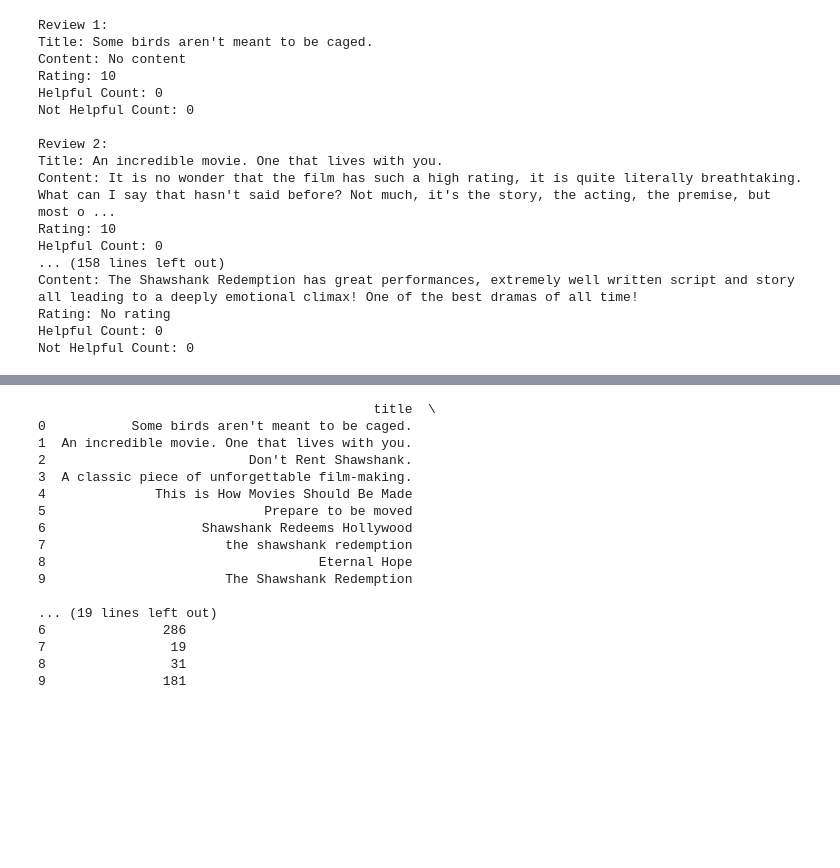
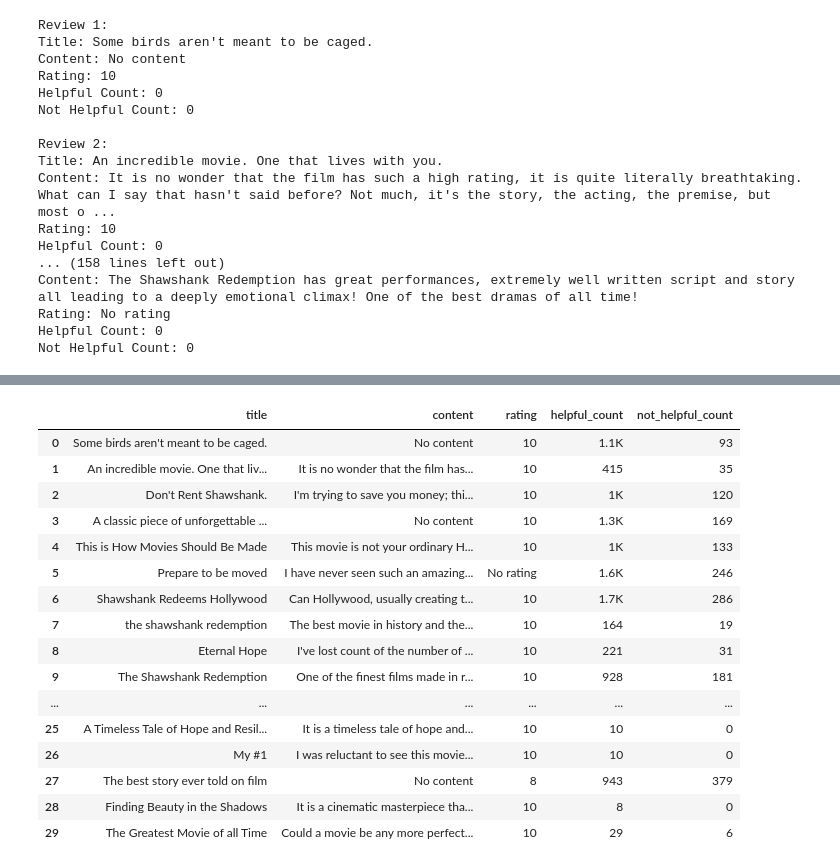
Before and after one commit to Perovsky56/NLP, a Jupyter notebook: NLP.ipynb, the cells around one changed output, grey strips where cells are left out. Cells and saved outputs as stored; diff of their text form; code cells hidden in the pictures; blank space fills up the shorter version.

Commit message:
fixed code
fixed code for changing classs names, deleted useless code

```diff
--- a/NLP.ipynb
+++ b/NLP.ipynb
@@ -40,7 +40,9 @@ def get_imdb_reviews(movie_id):
             break
 
         soup = BeautifulSoup(response.content, 'html.parser')
-        review_elements = soup.find_all('article', class_='sc-7d2e5b85-1 cvfQlw user-review-item')
+        section = soup.find('section', class_='ipc-page-section--sp-pageMargin')
+        review_elements = section.find_all('article', class_='user-review-item')
+
 
         for review in review_elements:
             title_tag = review.find('div', class_='ipc-title')
@@ -70,7 +72,6 @@ def get_imdb_reviews(movie_id):
 
     return reviews
 
-# Przykład użycia
 movie_id = 'tt0111161'  # ID filmu "The Shawshank Redemption"
 reviews = get_imdb_reviews(movie_id)
 for i, review in enumerate(reviews, 1):
@@ -112,37 +113,35 @@ def get_imdb_reviews(movie_id):
     }
     reviews = []
 
-    # Use Selenium to click the "All" button
     PATH = os.path.join(os.getcwd(), "chromedriver-win64", "chromedriver.exe")
     #PATH = r"C:\chromedriver-win64\chromedriver.exe"
 
     service = Service(PATH)
     options = webdriver.ChromeOptions()
-    options.add_argument("--start-maximized")  # Run in headless mode
+    options.add_argument("--start-maximized")
     driver = webdriver.Chrome(service=service, options=options)
     driver.get(base_url)
-    driver.implicitly_wait(5)  # Wait for the page to load
+    driver.implicitly_wait(5)
     element = driver.find_element("xpath", "//button[contains(@class, 'ipc-see-more__button')]//span//span[contains(., 'All')]/..")
     actions = ActionChains(driver)
     actions.move_to_element(element).perform()
 
-    # Click the "All" button to load all reviews
     try:
-        load_more_button = driver.find_element(By.CLASS_NAME, "ipc-btn")
         load_more_button1 = driver.find_element(By.XPATH, "//button[contains(@class, 'dRCGjd')]")
         load_more_button1.click()
         time.sleep(3)
         load_more_button = driver.find_element(By.XPATH, "//button[contains(@class, 'ipc-see-more__button')]//span//span[contains(., 'All')]/..")
         load_more_button.click()
-        time.sleep(120)  # Wait for the reviews to load
+        time.sleep(120)
     except Exception as e:
         print(f"Error clicking 'All' button: {e}")
 
-    # Get the page content after clicking the "All" button
     soup = BeautifulSoup(driver.page_source, 'html.parser')
     driver.quit()
 
-    review_elements = soup.find_all('article', class_='sc-7d2e5b85-1 cvfQlw user-review-item')
+    section = soup.find('section', class_='ipc-page-section--sp-pageMargin')
+    review_elements = section.find_all('article', class_='user-review-item')
+
 
     for review in review_elements:
         title_tag = review.find('div', class_='ipc-title')
@@ -167,7 +166,6 @@ def get_imdb_reviews(movie_id):
 
     return reviews
 
-# Example usage
 movie_id = 'tt0111161'  # ID for "The Shawshank Redemption"
 reviewsALL = get_imdb_reviews(movie_id)
 for i, review in enumerate(reviewsALL, 1):
@@ -180,36 +196,36 @@ for i, review in enumerate(reviewsALL, 1):
 # %%
 data = []
 for review in reviewsALL:
     data.append({
         "title": review["title"],
         "content": review["content"],
         "rating": review["rating"],
         "helpful_count": review["helpful_count"],
         "not_helpful_count": review["not_helpful_count"]
     })
 
-# Konwersja listy na DataFrame
+
 df = pd.DataFrame(data)
 
-# Podgląd DataFrame
-print(df.head(10))
+df.head(30)
+#display(df)
 # %% [output]
-                                           title  \
-0           Some birds aren't meant to be caged.
-1  An incredible movie. One that lives with you.
-2                          Don't Rent Shawshank.
-3  A classic piece of unforgettable film-making.
-4              This is How Movies Should Be Made
-5                            Prepare to be moved
-6                    Shawshank Redeems Hollywood
-7                       the shawshank redemption
-8                                   Eternal Hope
-9                       The Shawshank Redemption
-
-... (19 lines left out)
-6               286
-7                19
-8                31
-9               181
+|  | title | content | rating | helpful_count | not_helpful_count |
+| 0 | Some birds aren't meant to be caged. | No content | 10 | 1.1K | 93 |
+| 1 | An incredible movie. One that liv... | It is no wonder that the film has... | 10 | 415 | 35 |
+| 2 | Don't Rent Shawshank. | I'm trying to save you money; thi... | 10 | 1K | 120 |
+| 3 | A classic piece of unforgettable ... | No content | 10 | 1.3K | 169 |
+| 4 | This is How Movies Should Be Made | This movie is not your ordinary H... | 10 | 1K | 133 |
+| 5 | Prepare to be moved | I have never seen such an amazing... | No rating | 1.6K | 246 |
+| 6 | Shawshank Redeems Hollywood | Can Hollywood, usually creating t... | 10 | 1.7K | 286 |
+| 7 | the shawshank redemption | The best movie in history and the... | 10 | 164 | 19 |
+| 8 | Eternal Hope | I've lost count of the number of ... | 10 | 221 | 31 |
+| 9 | The Shawshank Redemption | One of the finest films made in r... | 10 | 928 | 181 |
+| ... | ... | ... | ... | ... | ... |
+| 25 | A Timeless Tale of Hope and Resil... | It is a timeless tale of hope and... | 10 | 10 | 0 |
+| 26 | My #1 | I was reluctant to see this movie... | 10 | 10 | 0 |
+| 27 | The best story ever told on film | No content | 8 | 943 | 379 |
+| 28 | Finding Beauty in the Shadows | It is a cinematic masterpiece tha... | 10 | 8 | 0 |
+| 29 | The Greatest Movie of all Time | Could a movie be any more perfect... | 10 | 29 | 6 |
 # %%
 df.to_csv("imdb_reviews.csv", index=False, sep=";")
```
Also changed, not shown: parts of 1 cell of this notebook, 1 other file.
